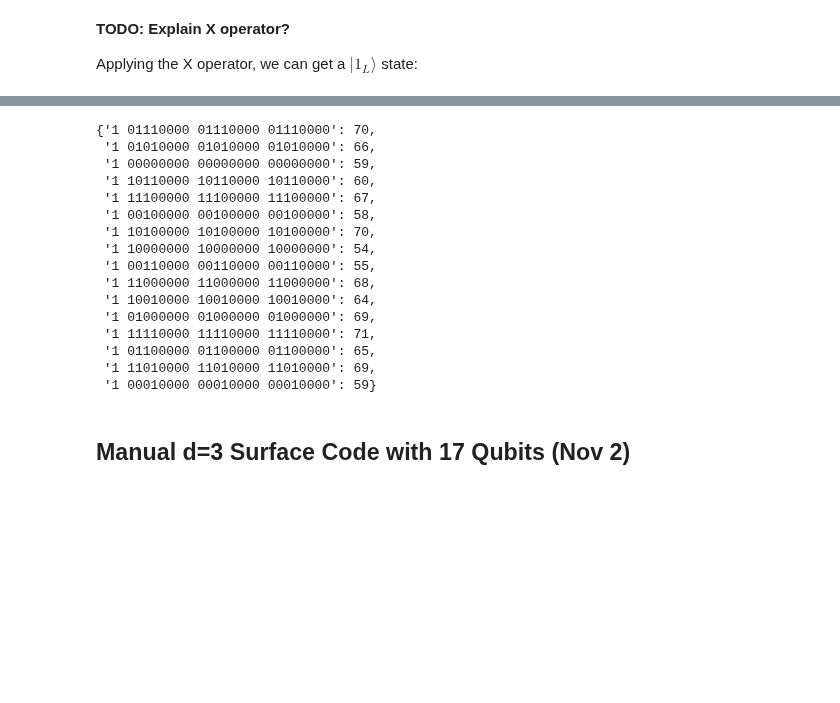
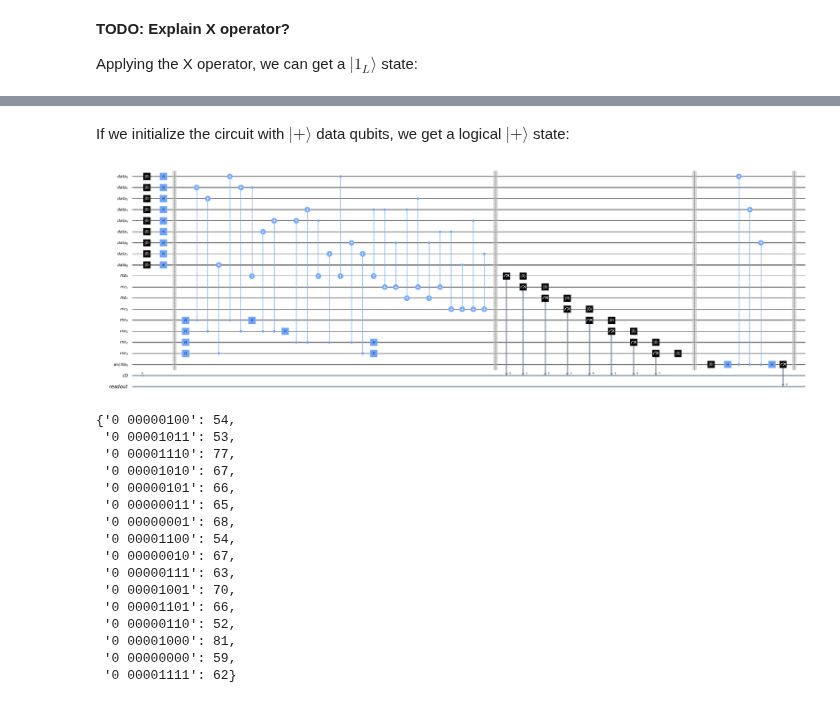
Before and after one commit to yaleqc/qtcodes, a Jupyter notebook: tutorials/1_surface_code_encoding.ipynb, the cells around one changed output, grey strips where cells are left out. Saved outputs shown, nothing was run; the diff lists cells and outputs as text; code cells hidden in the pictures; blank space fills up the shorter version.

```diff
--- a/tutorials/1_surface_code_encoding.ipynb
+++ b/tutorials/1_surface_code_encoding.ipynb
@@ -252,21 +198,30 @@ logical_one.measure(Z_logical, Z_logical_readout)
+# %% [markdown]
+If we initialize the circuit with $|+\rangle$ data qubits, we get a logical $|+\rangle$ state:
+# %%
+qubit = SurfaceCodeLogicalQubit(3)
+qubit.hadamard_reset()
+qubit.stabilize()
+qubit.stabilize()
+qubit.readout_x()  # Note that we need to readout X now instead of Z
+qubit.draw(output='mpl', fold=100)
+# %% [output]
+[figure, added]
 # %%
-execute(logical_one, Aer.get_backend('qasm_simulator')).result().get_counts()
+execute(qubit, Aer.get_backend('qasm_simulator')).result().get_counts()
 # %% [output]
-{'1 01110000 01110000 01110000': 70,
- '1 01010000 01010000 01010000': 66,
- '1 00000000 00000000 00000000': 59,
- '1 10110000 10110000 10110000': 60,
- '1 11100000 11100000 11100000': 67,
- '1 00100000 00100000 00100000': 58,
- '1 10100000 10100000 10100000': 70,
- '1 10000000 10000000 10000000': 54,
- '1 00110000 00110000 00110000': 55,
- '1 11000000 11000000 11000000': 68,
- '1 10010000 10010000 10010000': 64,
- '1 01000000 01000000 01000000': 69,
- '1 11110000 11110000 11110000': 71,
- '1 01100000 01100000 01100000': 65,
- '1 11010000 11010000 11010000': 69,
- '1 00010000 00010000 00010000': 59}
+{'0 00000100': 54,
+ '0 00001011': 53,
+ '0 00001110': 77,
+ '0 00001010': 67,
+ '0 00000101': 66,
+ '0 00000011': 65,
+ '0 00000001': 68,
+ '0 00001100': 54,
+ '0 00000010': 67,
+ '0 00000111': 63,
+ '0 00001001': 70,
+ '0 00001101': 66,
+ '0 00000110': 52,
+ '0 00001000': 81,
+ '0 00000000': 59,
+ '0 00001111': 62}
-# %% [markdown]
-## Manual d=3 Surface Code with 17 Qubits (Nov 2)
```
Also changed, not shown: parts of 28 cells of this notebook.
